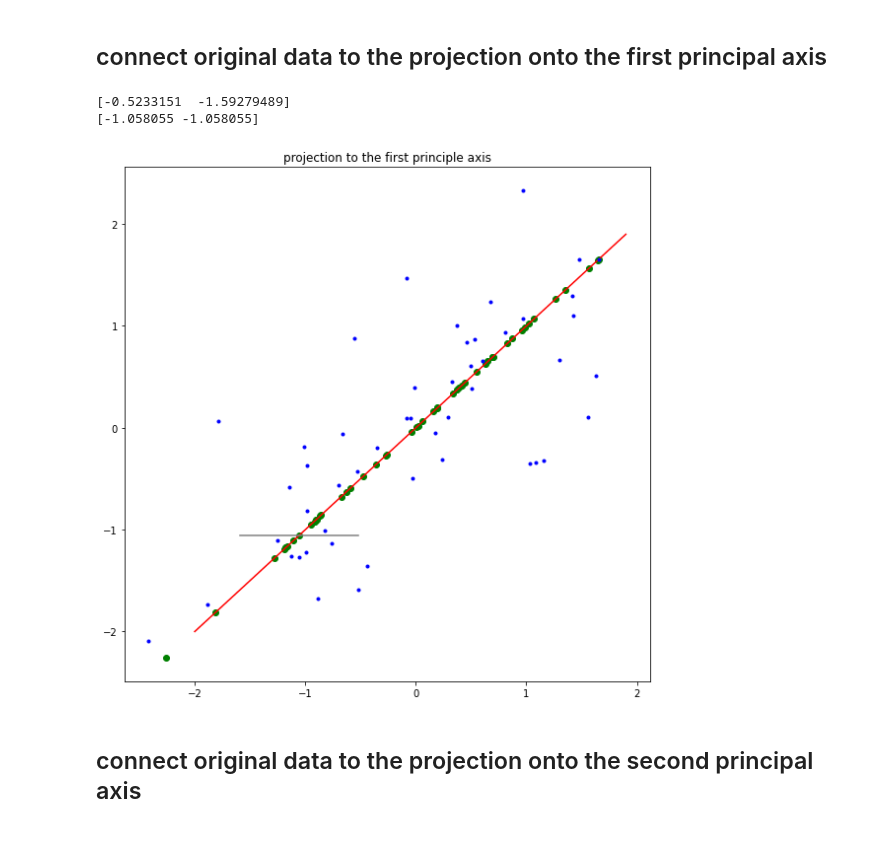
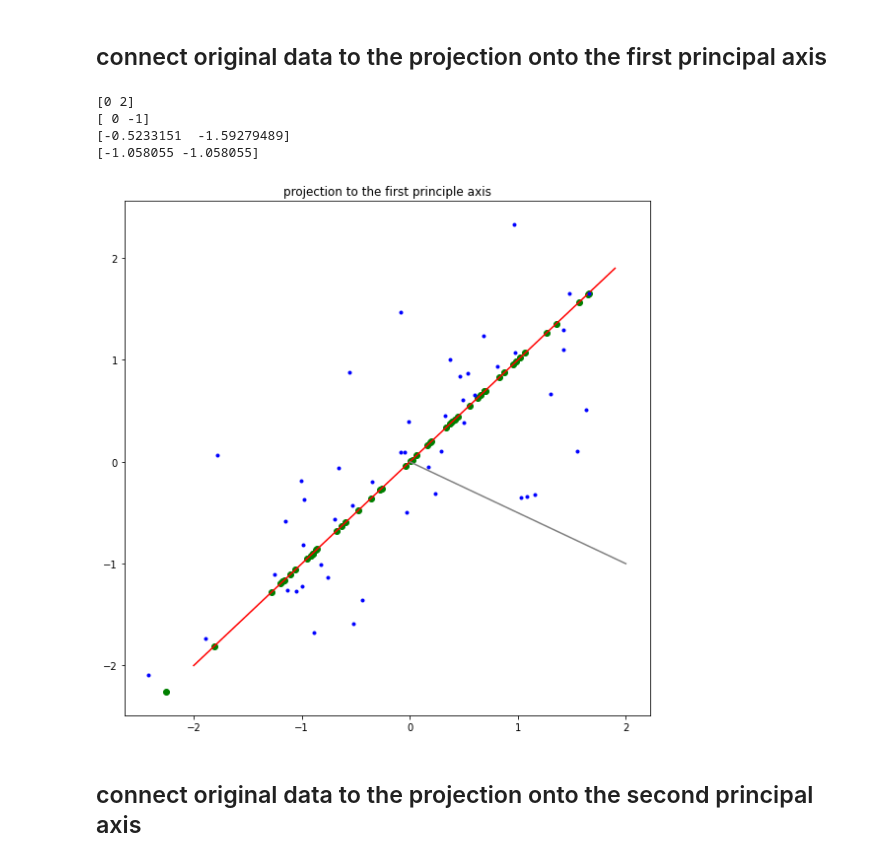
Before and after one commit to jjaen0823/assignment-machine-learning, a Jupyter notebook: hw12/assignment_12.ipynb, the cells around one changed output. Drawn from its saved outputs; the diff is of its cells as text; code cells hidden in the pictures.

Commit message:
plot_projection_to_the_first_principle_axis2

```diff
--- a/hw12/assignment_12.ipynb
+++ b/hw12/assignment_12.ipynb
@@ -269,36 +269,41 @@ plot_project_to_second_principal_axis(x, y, U)
 # %%
 def plot_projection_to_the_first_principle_axis(x, y, U):
     plt.figure(figsize=(8,8))
     plt.title('projection to the first principle axis')
     # ===================================================
     # fill up the blank
 
     proj = compute_projection_onto_line(x, y, U[:,0])
     plt.plot(proj[:,0], proj[:,1], 'o', color = 'green')
 
     XX = np.arange(-2, 2, 0.1)
     YY = (-1/U[0,1])*(U[0,0]*XX)
     plt.plot(XX, YY, color='red')
 
     plt.plot(x, y, '.', color = 'blue')
 
-    X = np.array([0,0])
-    Y = np.array([2,-1])
+    X = np.array([0,2])
+    Y = np.array([0,-1])
+    print(X)
+    print(Y)
     print(feature[0,:])
     print(proj[0,:])
-    plt.plot(feature[0,:],proj[0,:], '-', color='grey')
+    plt.plot(X, Y, '-', color = 'grey')
+#     plt.plot(feature[0,:],proj[0,:], '-', color='grey')
 #     for i in range(number_data):
 #         plt.plot(feature[i],proj[i], '-', color='grey')
 
     # ===================================================
     plt.tight_layout()
     plt.show()
 
 plot_projection_to_the_first_principle_axis(x, y, U)
 # %% [output]
+[0 2]
+[ 0 -1]
 [-0.5233151  -1.59279489]
 [-1.058055 -1.058055]
-[figure, old version]
+[figure, new version]
 # %% [markdown]
 ## connect original data to the projection onto the second principal axis
 # %%
```
